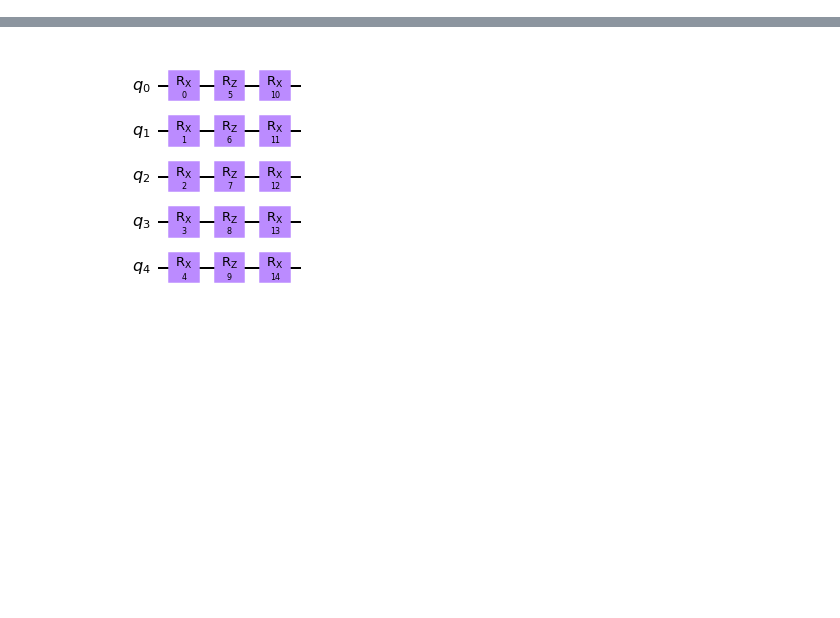
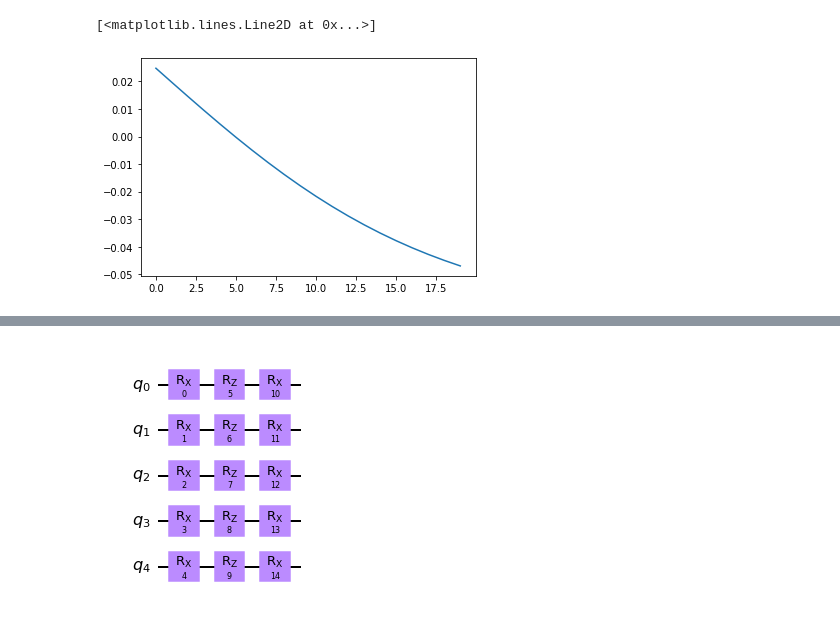
Before and after one commit to vutuanhai237/Lagrange-interpolation-approach-for-GPRX, a Jupyter notebook: tqix_compare.ipynb, the cells around one changed output, grey strips where cells are left out. Cells and saved outputs as stored; diff of their text form; code cells hidden in the pictures; blank space fills up the shorter version.

```diff
--- a/tqix_compare.ipynb
+++ b/tqix_compare.ipynb
@@ -70,0 +66,6 @@ np.min(costs)
+# %%
+cost = np.loadtxt("cost_-0.008.txt", dtype=np.complex_)
+plt.plot(cost)
+# %% [output]
+[<matplotlib.lines.Line2D at 0x...>]
+[figure, added]
```
Also changed, not shown: parts of 6 cells of this notebook, 7 other files.
